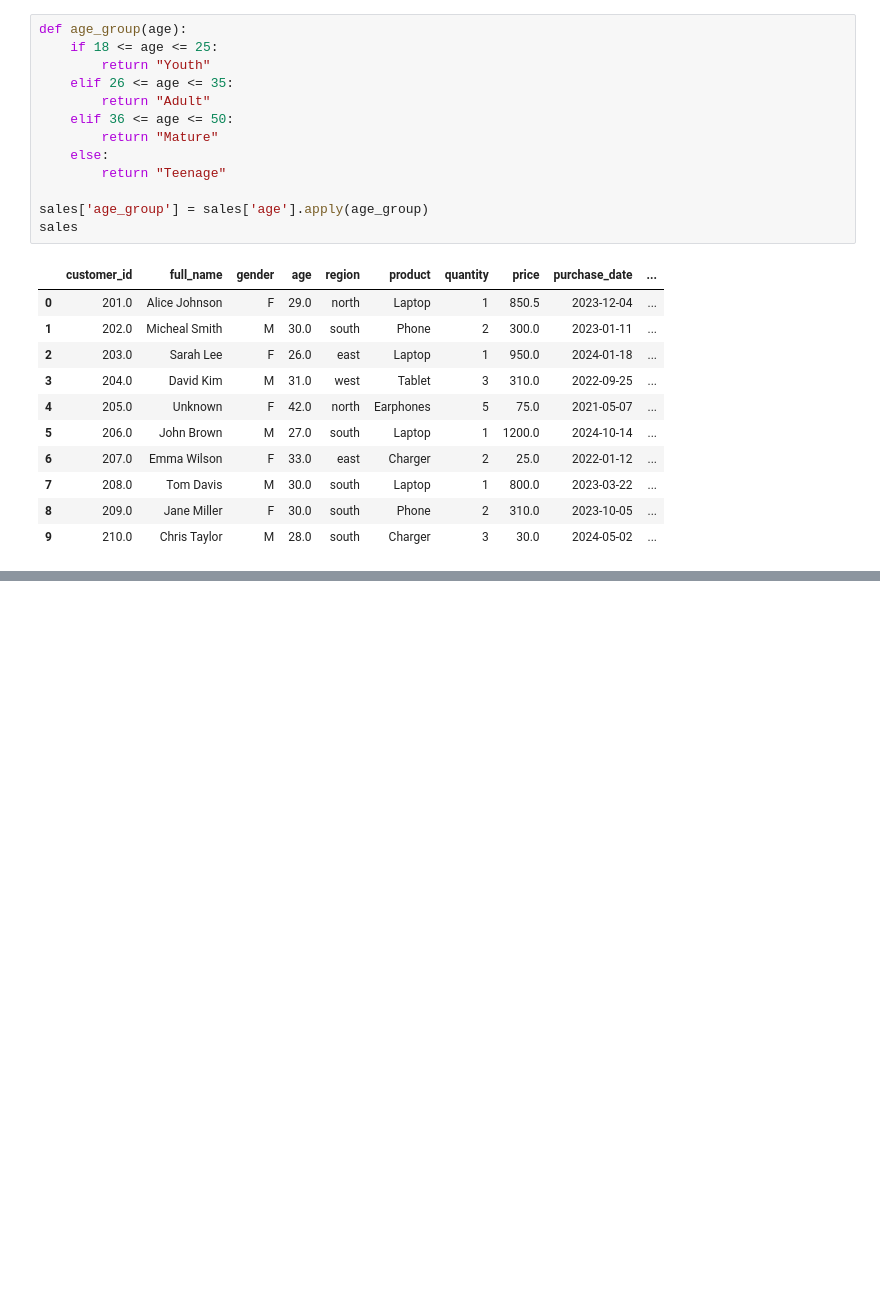
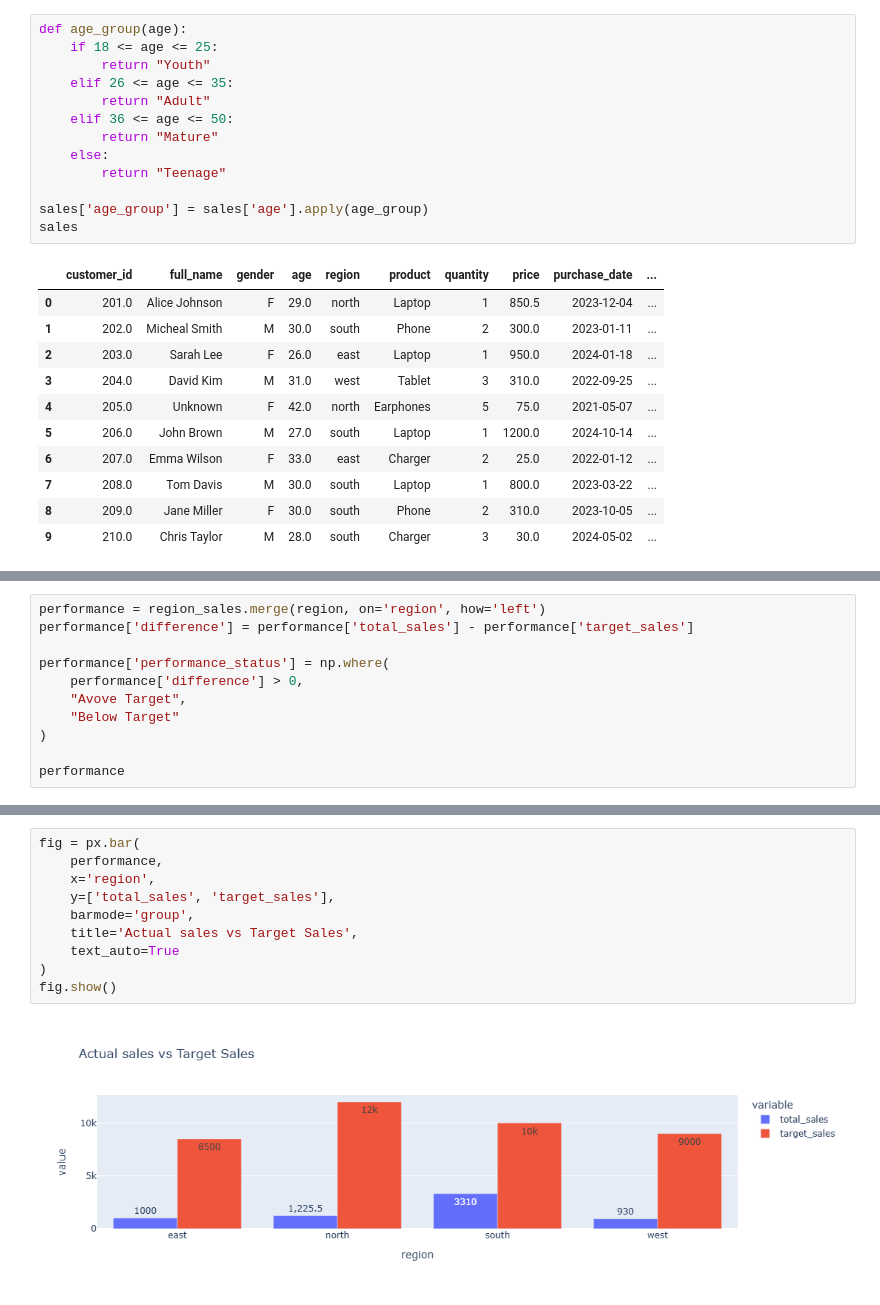
Before and after one commit to Nathillarious-tech/Assignment, a Jupyter notebook: sales_performance.ipynb, the cells around one changed output, grey strips where cells are left out. Cells and saved outputs as stored; diff of their text form; blank space fills up the shorter version.

```diff
--- a/sales_performance.ipynb
+++ b/sales_performance.ipynb
@@ -328,0 +420,11 @@ sales
+# %%
+performance = region_sales.merge(region, on='region', how='left')
+performance['difference'] = performance['total_sales'] - performance['target_sales']
+
+performance['performance_status'] = np.where(
+    performance['difference'] > 0,
+    "Avove Target",
+    "Below Target"
+)
+
+performance
@@ -328,0 +459,12 @@ sales
+# %%
+fig = px.bar(
+    performance,
+    x='region',
+    y=['total_sales', 'target_sales'],
+    barmode='group',
+    title='Actual sales vs Target Sales',
+    text_auto=True
+)
+fig.show()
+# %% [output]
+[figure, added]
```
Also changed, not shown: parts of 14 cells of this notebook.
